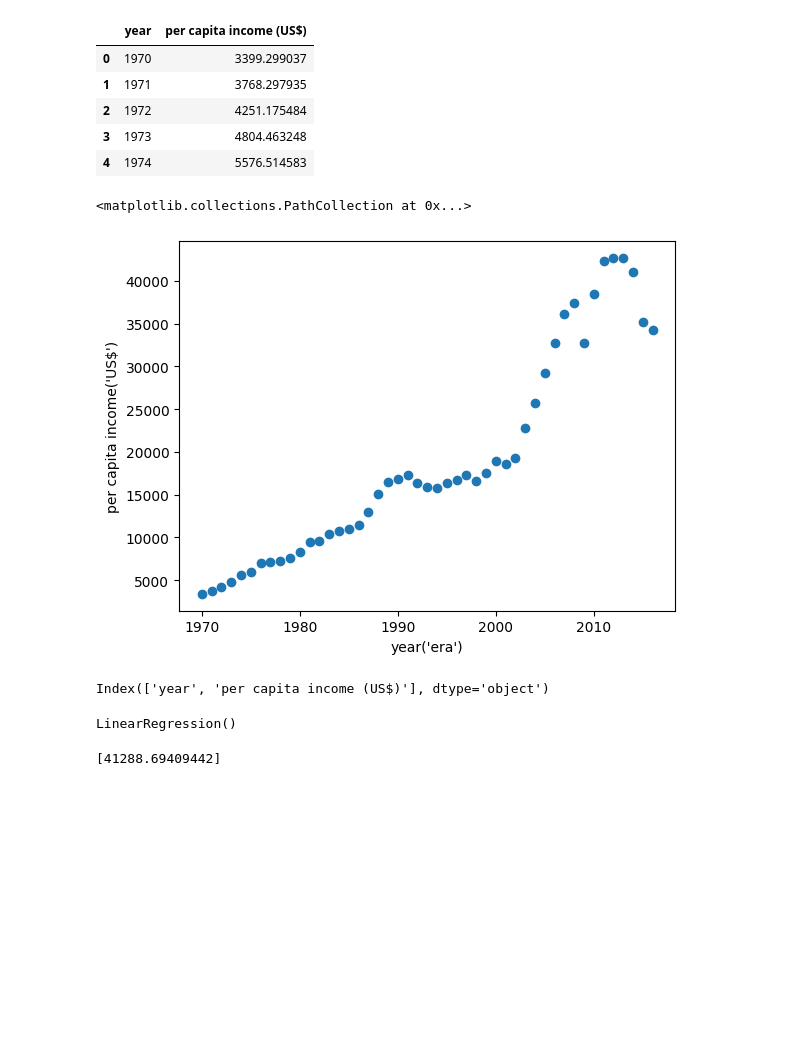
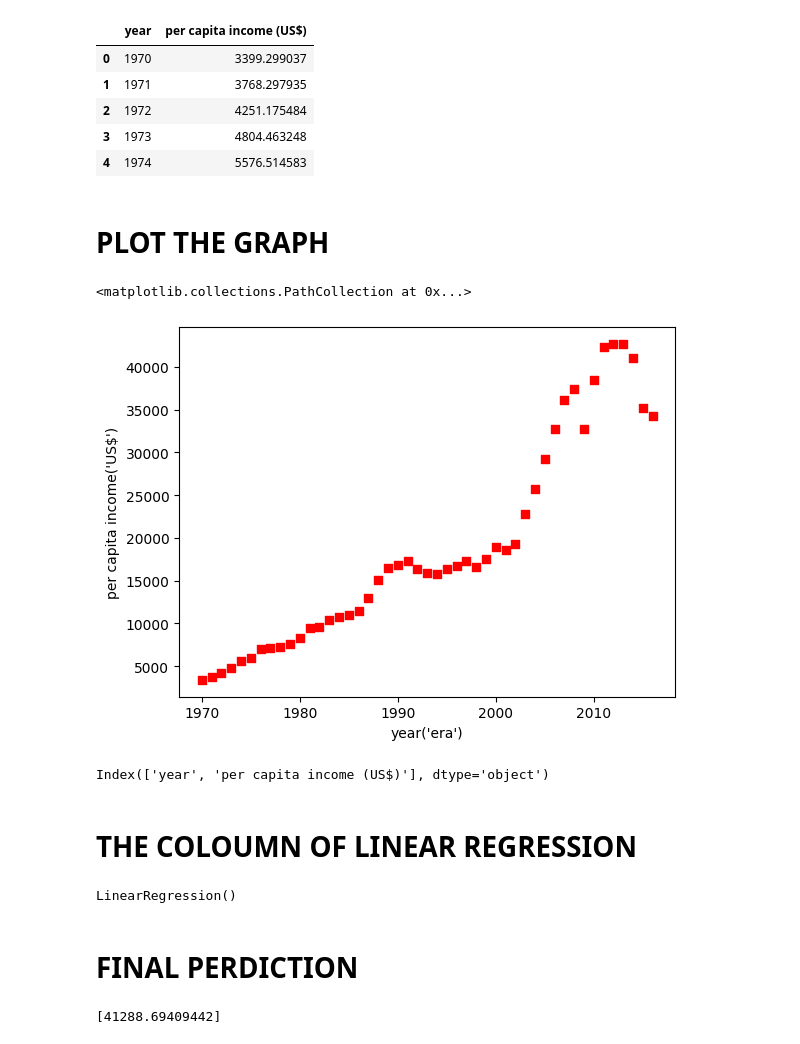
Before and after one commit to Avinashabilash/Futher_Perdiction_income, a Jupyter notebook: Future_Perdiction_income.ipynb, the cells around one changed output. Saved outputs shown, nothing was run; the diff lists cells and outputs as text; code cells hidden in the pictures; blank space fills up the shorter version.

```diff
--- a/Future_Perdiction_income.ipynb
+++ b/Future_Perdiction_income.ipynb
@@ -27,18 +31,22 @@ df.head()
 | 2 | 1972 | 4251.175484 |
 | 3 | 1973 | 4804.463248 |
 | 4 | 1974 | 5576.514583 |
+# %% [markdown]
+# PLOT THE GRAPH
 # %%
 %matplotlib inline
 plt.xlabel("year('era')")
 plt.ylabel("per capita income('US$')")
-plt.scatter(df["year"],df["per capita income (US$)"])
+plt.scatter(df["year"],df["per capita income (US$)"],color ="red",marker = ",")
 # %% [output]
 <matplotlib.collections.PathCollection at 0x...>
-[figure, old version]
+[figure, new version]
 # %%
 print(df.columns)
 # %% [output]
 Index(['year', 'per capita income (US$)'], dtype='object')
+# %% [markdown]
+# THE COLOUMN OF LINEAR REGRESSION
 # %%
 from sklearn import linear_model
 
@@ -46,6 +54,8 @@ reg = linear_model.LinearRegression()
 reg.fit(df[["year"]], df["per capita income (US$)"])
 # %% [output]
 LinearRegression()
+# %% [markdown]
+# FINAL PERDICTION
 # %%
 
 print(reg.predict([[2020]]))
```
Also changed, not shown: parts of 4 cells of this notebook.
